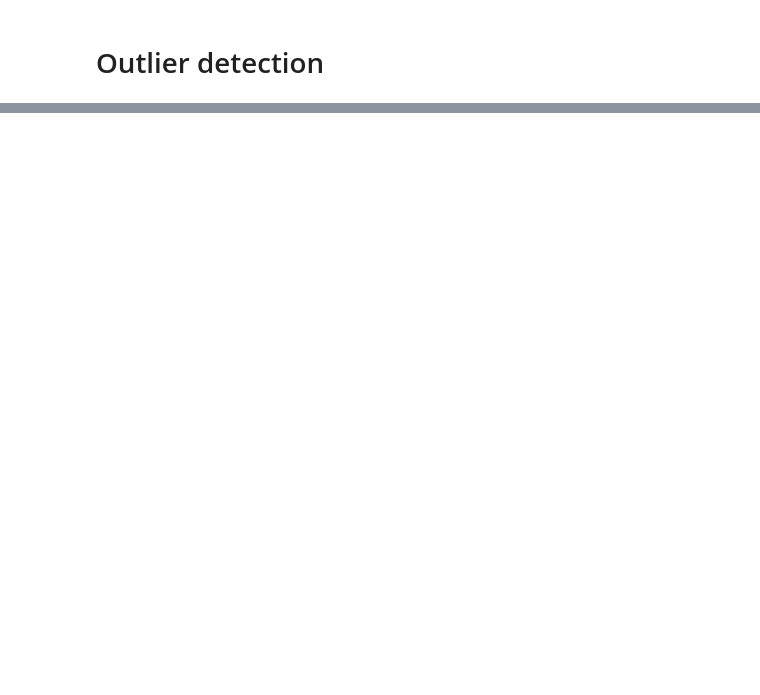
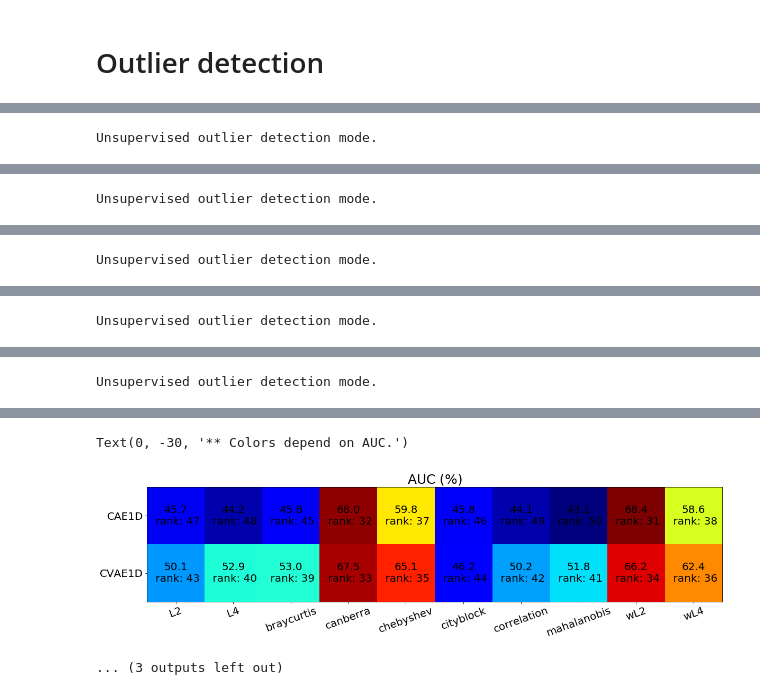
Before and after one commit to vafaei-ar/drama, a Jupyter notebook: notebooks/trial/MNIST.ipynb, the cells around one changed output, grey strips where cells are left out. Cells and saved outputs as stored; diff of their text form; code cells hidden in the pictures; blank space fills up the shorter version.

```diff
--- a/notebooks/trial/MNIST.ipynb
+++ b/notebooks/trial/MNIST.ipynb
@@ -114,0 +169,52 @@ plt.annotate('** Colors depend on AUC.', (0,0), (0, -30), xycoords='axes fractio
+# %%
+metrics = ['cityblock', 'L2', 'L4', 'braycurtis', 'canberra', 'chebyshev',
+                        'correlation', 'mahalanobis', 'wL2', 'wL4']
+drt_list = ['CAE1D', 'CVAE1D']
+
+result = []
+for i in range(n_try):
+#     auc,mcc,rws,conf = grid_run_drama(X,y)
+    auc,mcc,rws,conf = grid_run_drama(X,y,
+                                      drt_list=drt_list,
+                                      metrics=metrics,
+                                      n_split=2)
+
+    arr = np.stack([auc,mcc,rws],axis=-1)
+    result.append(arr)
+result = np.array(result)
+
+drts = np.unique(conf[:,1])
+metrs = np.unique(conf[:,2])
+
+res = result.reshape(n_try,len(drt_list),len(metrics),-1)
+
+drm.plot_table(np.mean(res,axis=0),drts,metrs)
+
+auc = np.sum((res[:, :, :, 0].T>lof_all[:, 0]) & (res[:, :, :, 0].T>ifr_all[:, 0]),axis=-1).T
+mcc = np.sum((res[:, :, :, 1].T>lof_all[:, 1]) & (res[:, :, :, 1].T>ifr_all[:, 1]),axis=-1).T
+rws = np.sum((res[:, :, :, 2].T>lof_all[:, 2]) & (res[:, :, :, 2].T>ifr_all[:, 2]),axis=-1).T
+
+fig = plt.figure(figsize=(20,10))
+plt.clf()
+ax = fig.add_subplot(111)
+ax.set_aspect('auto')
+ax.imshow(auc, cmap=plt.cm.jet,interpolation='nearest')
+
+width, height = auc.shape
+
+for x in range(width):
+    for y in range(height):
+        ax.annotate('AUC: {:d}\n MCC: {:d}\n RWS: {:d}'.format(auc[x][y],mcc[x][y],rws[x][y]), xy=(y, x),
+                    horizontalalignment='center',
+                    verticalalignment='center',fontsize=18);
+
+plt.xticks(range(len(metrs)),metrs,fontsize=15)
+plt.yticks(range(len(drts)), drts,fontsize=15)
+
+plt.title('Number of successes (LOF and i-forest) out of 20 data set',fontsize=25)
+plt.annotate('** Colors depend on AUC.', (0,0), (0, -30), xycoords='axes fraction',
+             textcoords='offset points', va='top',fontsize=15)
+
+# plt.savefig('AND_success.jpg',dpi=150,bbox_inches='tight')
+# %% [output]
+Unsupervised outlier detection mode.
@@ -114,0 +224 @@ plt.annotate('** Colors depend on AUC.', (0,0), (0, -30), xycoords='axes fractio
+Unsupervised outlier detection mode.
@@ -114,0 +228 @@ plt.annotate('** Colors depend on AUC.', (0,0), (0, -30), xycoords='axes fractio
+Unsupervised outlier detection mode.
@@ -114,0 +232 @@ plt.annotate('** Colors depend on AUC.', (0,0), (0, -30), xycoords='axes fractio
+Unsupervised outlier detection mode.
@@ -114,0 +236 @@ plt.annotate('** Colors depend on AUC.', (0,0), (0, -30), xycoords='axes fractio
+Unsupervised outlier detection mode.
@@ -114,0 +240,3 @@ plt.annotate('** Colors depend on AUC.', (0,0), (0, -30), xycoords='axes fractio
+Text(0, -30, '** Colors depend on AUC.')
+[figure, added]
+... (3 outputs left out)
```
Also changed, not shown: parts of 15 cells of this notebook, 7 other files.
